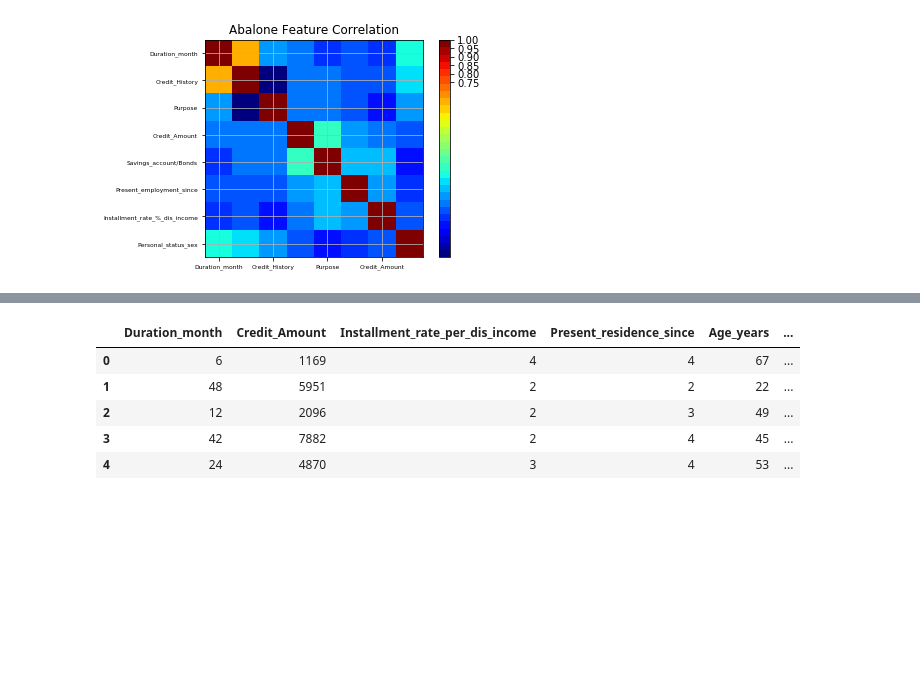
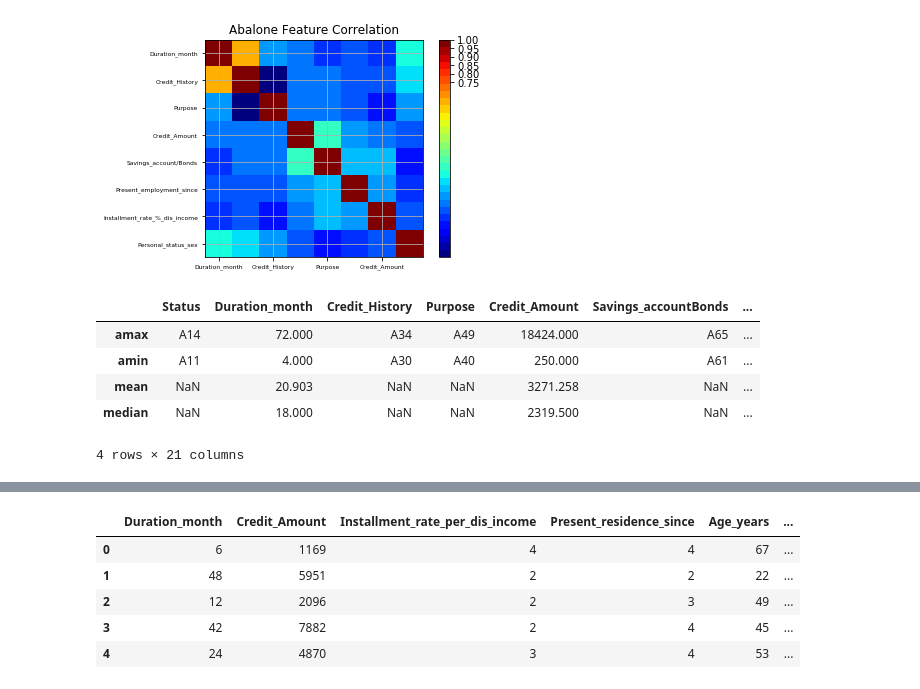
Before and after one commit to ScottMCasey/DataScience12032330SSA, a Jupyter notebook: SummerStudioA.ipynb, the cells around one changed output, grey strips where cells are left out. Saved outputs shown, nothing was run; the diff lists cells and outputs as text; code cells hidden in the pictures; blank space fills up the shorter version.

```diff
--- a/SummerStudioA.ipynb
+++ b/SummerStudioA.ipynb
@@ -193,3 +194,13 @@ def correlation_matrix(data):
 correlation_matrix(data)
 # %% [output]
 [figure]
+# %%
+#some very large outliers in Credit Amount, Duration_months and Age.
+data.agg([pd.np.min, pd.np.max, pd.np.mean, pd.np.median])
+# %% [output]
+|  | Status | Duration_month | Credit_History | Purpose | Credit_Amount | Savings_accountBonds | ... |
+| amax | A14 | 72.000 | A34 | A49 | 18424.000 | A65 | ... |
+| amin | A11 | 4.000 | A30 | A40 | 250.000 | A61 | ... |
+| mean | NaN | 20.903 | NaN | NaN | 3271.258 | NaN | ... |
+| median | NaN | 18.000 | NaN | NaN | 2319.500 | NaN | ... |
+4 rows × 21 columns
```
Also changed, not shown: parts of 8 cells of this notebook.
